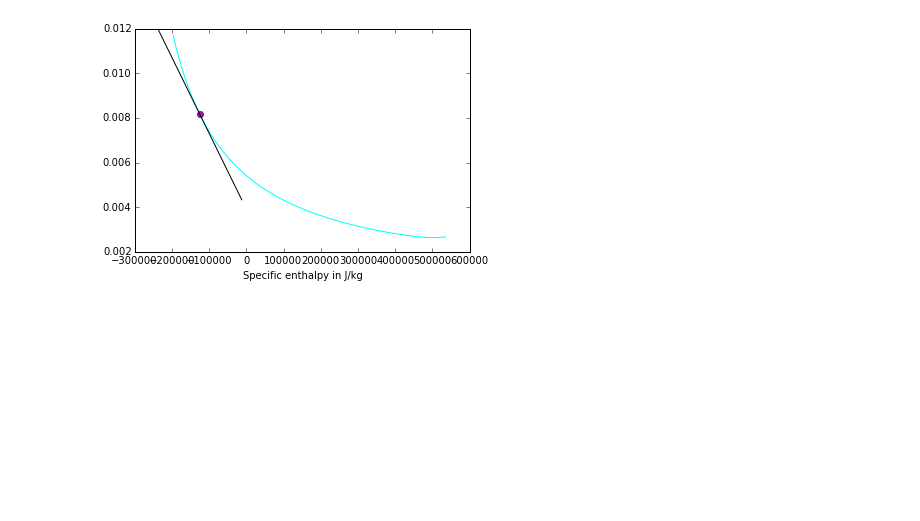
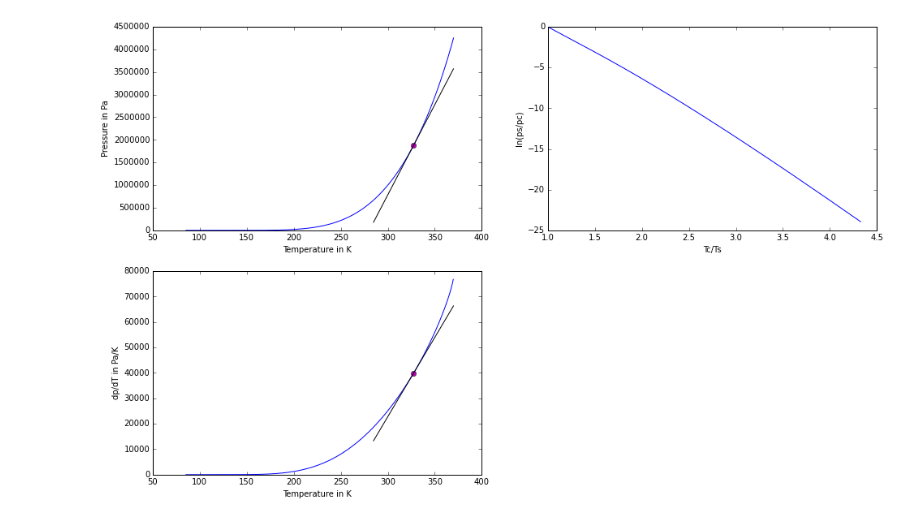
Before and after one commit to CoolProp/CoolProp, a Jupyter notebook: doc/notebooks/Saturation.ipynb, the cells around one changed output. Drawn from its saved outputs; the diff is of its cells as text; code cells hidden in the pictures; blank space fills up the shorter version.

Commit message:
updates for deriv examples, still not finished

```diff
--- a/doc/notebooks/Saturation.ipynb
+++ b/doc/notebooks/Saturation.ipynb
@@ -12,11 +12,12 @@ print(CP.__gitrevision__)
 
 # Constants
 golden = (1 + 5 ** 0.5) / 2
+eps = 1e-2;
 kilo = 1e3
 Mega = 1e6
 nPoints = 1000
 
-# helper function: get slope using two sorted arrays
+# helper function: get slope from two sorted arrays
 def numSlopeAr(xAr, yAr):
  deltaX = np.empty(len(xAr))
  deltaY = np.empty(len(yAr))
@@ -36,8 +37,8 @@ def drawTangent(xAr, yAr, slopeAr, index: int):
  yVal = yAr[index]
  slopeVal = slopeAr[index]
  # line length as percentage of length of x axis
- xRange = abs(max(xAr)-min(xAr))
- xRangeAr = np.arange(xVal-0.15*xRange, xVal+0.15*xRange)
+ xRange = 0.15*abs(max(xAr)-min(xAr))
+ xRangeAr = np.arange(xVal-xRange, xVal+xRange)
  tang = yVal + slopeVal*(xRangeAr-xVal)
  plt.plot(xVal,yVal,'om',xRangeAr,tang,'-k')
 # %% [output]
@@ -181,14 +152,28 @@ max num-ana difference = 1.22773132125e-05
-# %%
-# plot anaSlope over hs_sat
-plt.plot(hs_sat, anaSlope, color='cyan')
-plt.xlabel('Specific enthalpy in J/kg')
-
-# get numerical 2nd deriv
-numSlope2nd = numSlopeAr(hs_sat,anaSlope)
-
-# calculate analytical 2nd deriv d2s_dh2
-
-# draw tangent
-drawTangent(hs_sat, anaSlope, numSlope2nd, mySatPoint)
-# %% [output]
-[figure, removed]
+# %%
+# vapor pressure, Clausius-Clapeyron
+
+# pick a point and set figure size
+mySatPoint = int(nPoints-150)
+plt.figure(figsize=(16,16*2/2/golden))
+
+plt.subplot(2,2,1)
+# replot ps=ps(Ts)
+plt.plot(T_sat, p_sat, color='blue')
+plt.xlabel('Temperature in K')
+plt.ylabel('Pressure in Pa')
+# then put a marker on point and drawTangent(x,y,slope,pointIndex)
+drawTangent(T_sat, p_sat, dp_dT_q, mySatPoint)
+
+plt.subplot(2,2,2)
+plt.plot(T_crt/T_sat, np.log(p_sat/p_crt), color='blue')
+plt.xlabel('Tc/Ts')
+plt.ylabel('ln(ps/pc)')
+
+plt.subplot(2,2,3)
+plt.plot(T_sat, dp_dT_q, color='blue')
+plt.xlabel('Temperature in K')
+plt.ylabel('dp/dT in Pa/K')
+# then put a marker on point and drawTangent(x,y,slope,pointIndex)
+drawTangent(T_sat, dp_dT_q, d2p_dT2_q, mySatPoint)
+# %% [output]
+[figure, added]
```
Also changed, not shown: parts of 8 cells of this notebook.
